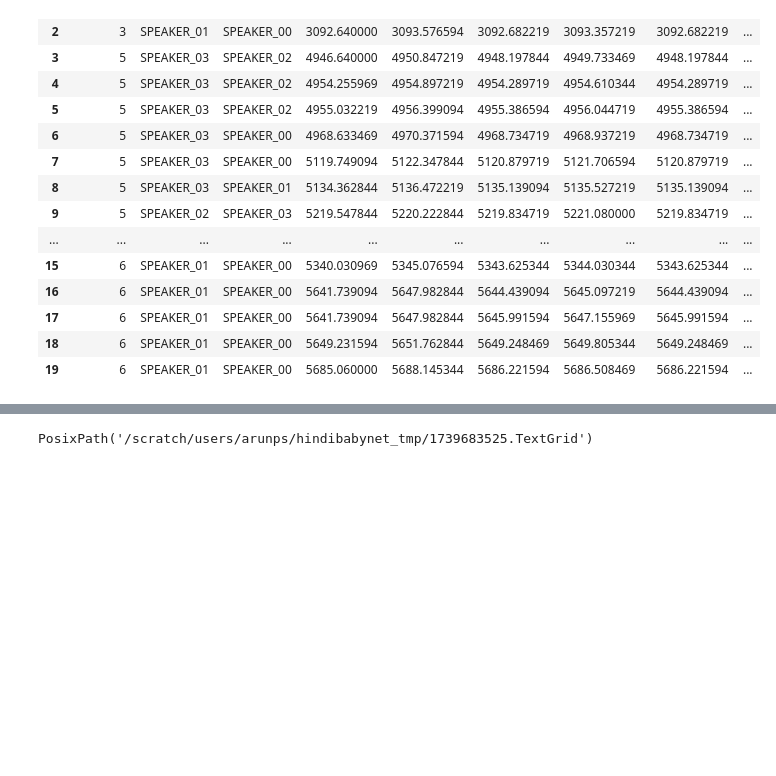
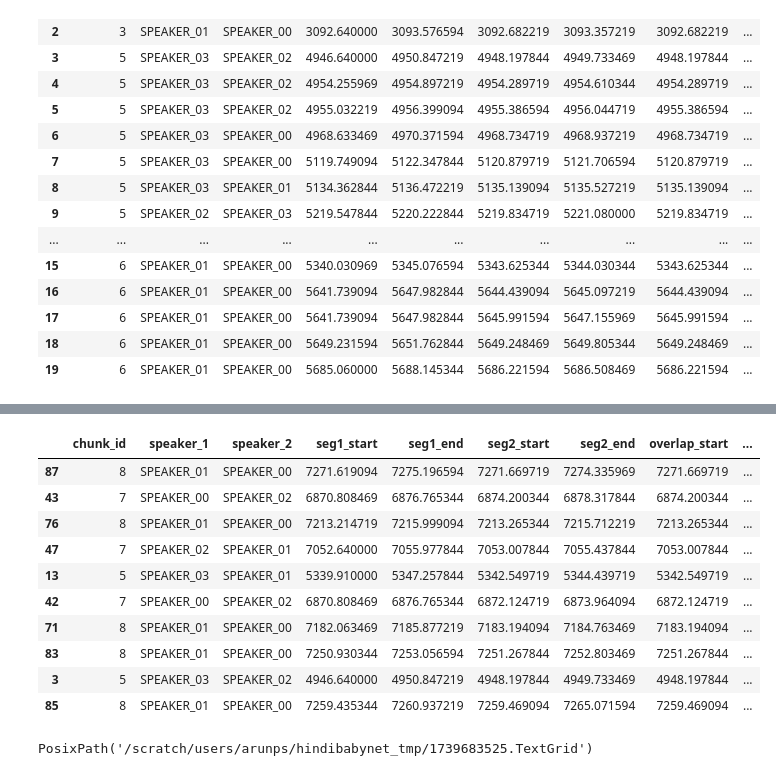
Before and after one commit to arunps12/HindiBabyNet, a Jupyter notebook: notebooks/00_research.ipynb, the cells around one changed output, grey strips where cells are left out. Cells and saved outputs as stored; diff of their text form; code cells hidden in the pictures; blank space fills up the shorter version.

```diff
--- a/notebooks/00_research.ipynb
+++ b/notebooks/00_research.ipynb
@@ -565,0 +600,24 @@ overlap_df.head(20)
+# %%
+bins = [0, 0.2, 0.5, 1, 2, 5, 10]
+labels = ["<0.2", "0.2-0.5", "0.5-1", "1-2", "2-5", "5+"]
+
+overlap_df["dur_bin"] = pd.cut(
+    overlap_df["overlap_dur"],
+    bins=bins,
+    labels=labels,
+    right=False
+)
+
+(
+    overlap_df
+    .groupby("dur_bin")
+    .agg(
+        n_overlaps=("overlap_dur", "size"),
+        total_overlap_sec=("overlap_dur", "sum"),
+    )
+    .assign(
+        pct_overlaps=lambda x: x["n_overlaps"] / x["n_overlaps"].sum() * 100,
+        pct_time=lambda x: x["total_overlap_sec"] / x["total_overlap_sec"].sum() * 100,
+    )
+    .sort_index()
+)
@@ -566,3 +633,17 @@ overlap_df.head(20)
+# %%
+overlap_df.sort_values("overlap_dur", ascending=False).head(10)
+# %% [output]
+|  | chunk_id | speaker_1 | speaker_2 | seg1_start | seg1_end | seg2_start | seg2_end | overlap_start | ... |
+| 87 | 8 | SPEAKER_01 | SPEAKER_00 | 7271.619094 | 7275.196594 | 7271.669719 | 7274.335969 | 7271.669719 | ... |
+| 43 | 7 | SPEAKER_00 | SPEAKER_02 | 6870.808469 | 6876.765344 | 6874.200344 | 6878.317844 | 6874.200344 | ... |
+| 76 | 8 | SPEAKER_01 | SPEAKER_00 | 7213.214719 | 7215.999094 | 7213.265344 | 7215.712219 | 7213.265344 | ... |
+| 47 | 7 | SPEAKER_02 | SPEAKER_01 | 7052.640000 | 7055.977844 | 7053.007844 | 7055.437844 | 7053.007844 | ... |
+| 13 | 5 | SPEAKER_03 | SPEAKER_01 | 5339.910000 | 5347.257844 | 5342.549719 | 5344.439719 | 5342.549719 | ... |
+| 42 | 7 | SPEAKER_00 | SPEAKER_02 | 6870.808469 | 6876.765344 | 6872.124719 | 6873.964094 | 6872.124719 | ... |
+| 71 | 8 | SPEAKER_01 | SPEAKER_00 | 7182.063469 | 7185.877219 | 7183.194094 | 7184.763469 | 7183.194094 | ... |
+| 83 | 8 | SPEAKER_01 | SPEAKER_00 | 7250.930344 | 7253.056594 | 7251.267844 | 7252.803469 | 7251.267844 | ... |
+| 3 | 5 | SPEAKER_03 | SPEAKER_02 | 4946.640000 | 4950.847219 | 4948.197844 | 4949.733469 | 4948.197844 | ... |
+| 85 | 8 | SPEAKER_01 | SPEAKER_00 | 7259.435344 | 7260.937219 | 7259.469094 | 7265.071594 | 7259.469094 | ... |
 # %%
 from pathlib import Path
 import soundfile as sf
```
Also changed, not shown: parts of 4 cells of this notebook.
